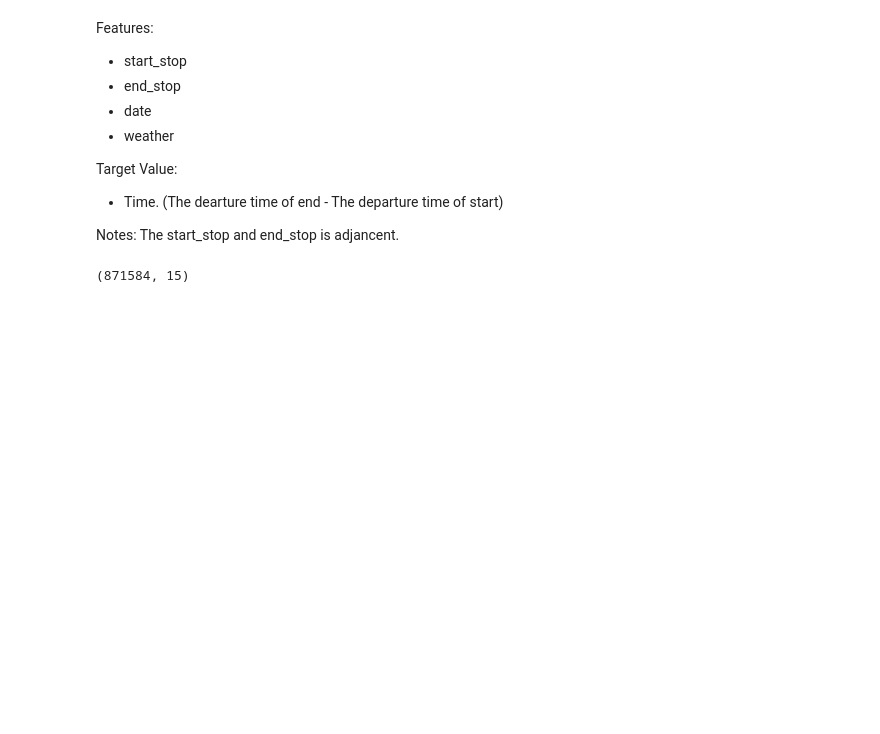
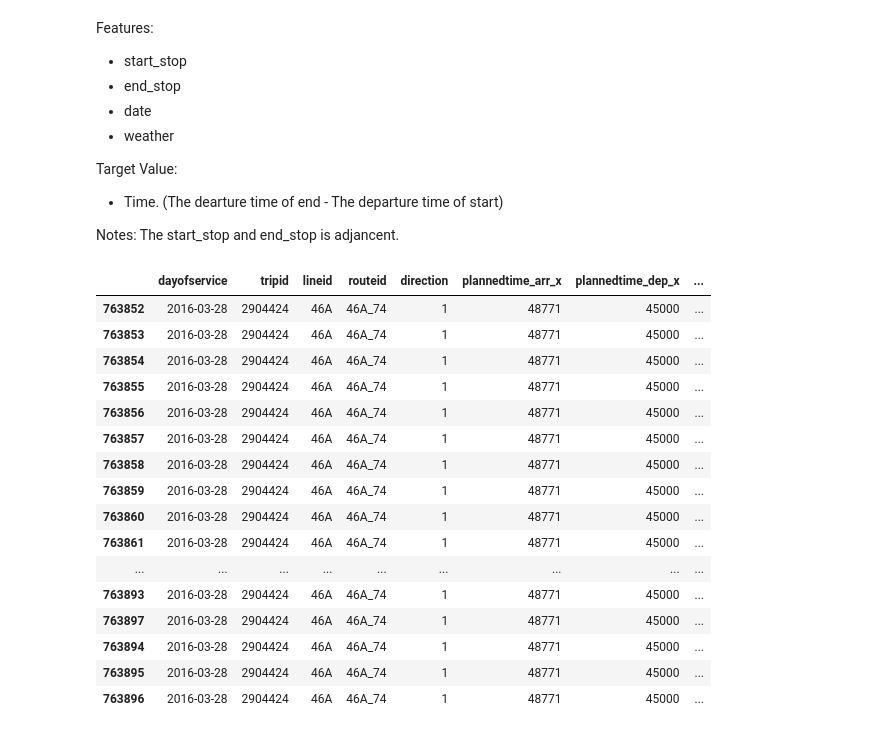
Before and after one commit to Ematrix163/Dublin_Bus_Project, a Jupyter notebook: data_analytics/data_train/Make_Train_Table2016.ipynb, the cells around one changed output. Cells and saved outputs as stored; diff of their text form; code cells hidden in the pictures; blank space fills up the shorter version.

```diff
--- a/data_analytics/data_train/Make_Train_Table2016.ipynb
+++ b/data_analytics/data_train/Make_Train_Table2016.ipynb
@@ -182,7 +245,23 @@ for date_trip in u:
 # result
 # %%
 result.to_csv('result_of_46A.csv')
-# %%
-result.shape
-# %% [output]
-(871584, 15)
+# %%
+out.loc[(out['tripid']==2904424) & (out['dayofservice']=='2016-03-28')].sort_values(by='progrnumber')
+# %% [output]
+|  | dayofservice | tripid | lineid | routeid | direction | plannedtime_arr_x | plannedtime_dep_x | ... |
+| 763852 | 2016-03-28 | 2904424 | 46A | 46A_74 | 1 | 48771 | 45000 | ... |
+| 763853 | 2016-03-28 | 2904424 | 46A | 46A_74 | 1 | 48771 | 45000 | ... |
+| 763854 | 2016-03-28 | 2904424 | 46A | 46A_74 | 1 | 48771 | 45000 | ... |
+| 763855 | 2016-03-28 | 2904424 | 46A | 46A_74 | 1 | 48771 | 45000 | ... |
+| 763856 | 2016-03-28 | 2904424 | 46A | 46A_74 | 1 | 48771 | 45000 | ... |
+| 763857 | 2016-03-28 | 2904424 | 46A | 46A_74 | 1 | 48771 | 45000 | ... |
+| 763858 | 2016-03-28 | 2904424 | 46A | 46A_74 | 1 | 48771 | 45000 | ... |
+| 763859 | 2016-03-28 | 2904424 | 46A | 46A_74 | 1 | 48771 | 45000 | ... |
+| 763860 | 2016-03-28 | 2904424 | 46A | 46A_74 | 1 | 48771 | 45000 | ... |
+| 763861 | 2016-03-28 | 2904424 | 46A | 46A_74 | 1 | 48771 | 45000 | ... |
+| ... | ... | ... | ... | ... | ... | ... | ... | ... |
+| 763893 | 2016-03-28 | 2904424 | 46A | 46A_74 | 1 | 48771 | 45000 | ... |
+| 763897 | 2016-03-28 | 2904424 | 46A | 46A_74 | 1 | 48771 | 45000 | ... |
+| 763894 | 2016-03-28 | 2904424 | 46A | 46A_74 | 1 | 48771 | 45000 | ... |
+| 763895 | 2016-03-28 | 2904424 | 46A | 46A_74 | 1 | 48771 | 45000 | ... |
+| 763896 | 2016-03-28 | 2904424 | 46A | 46A_74 | 1 | 48771 | 45000 | ... |
```
Also changed, not shown: parts of 5 cells of this notebook, 8 other files.
